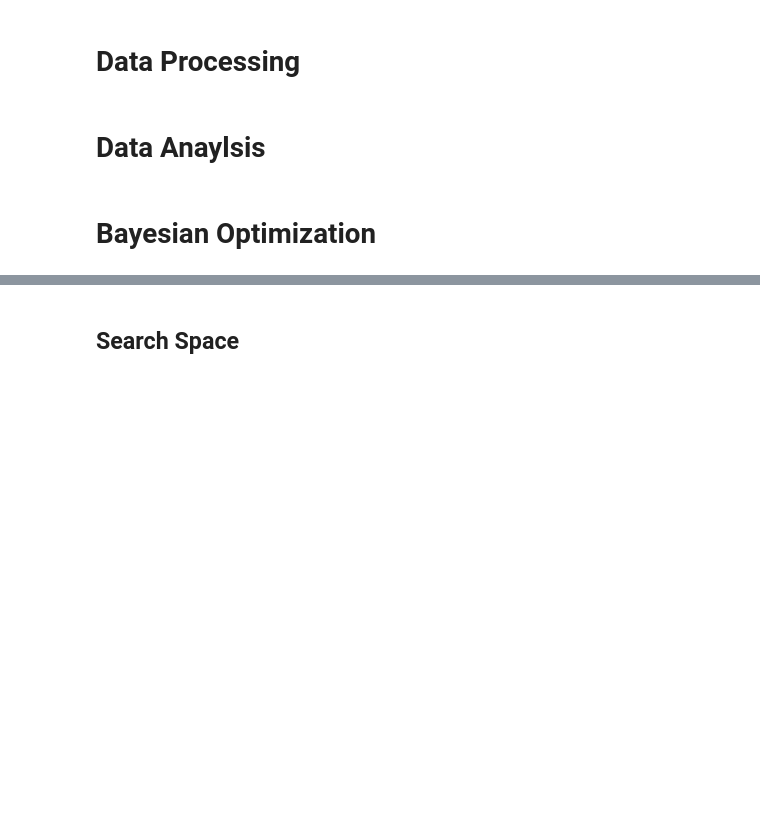
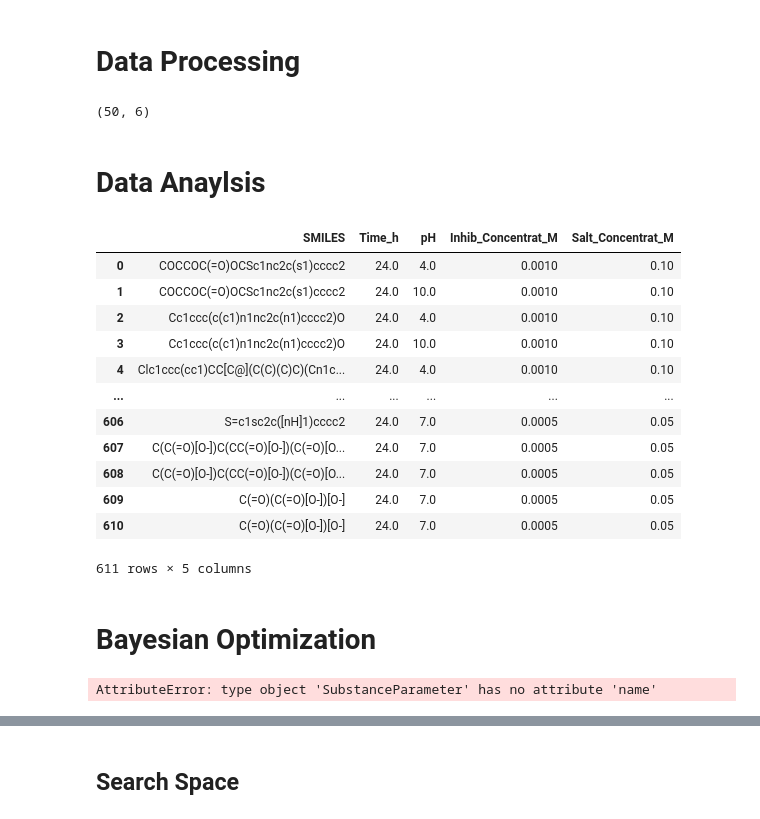
Before and after one commit to AC-BO-Hackathon/project-surface-science-syndicate, a Jupyter notebook: src/tim_baybe-inhibitor.ipynb, the cells around one changed output, grey strips where cells are left out. Drawn from its saved outputs; the diff is of its cells as text; code cells hidden in the pictures; blank space fills up the shorter version.

```diff
--- a/src/tim_baybe-inhibitor.ipynb
+++ b/src/tim_baybe-inhibitor.ipynb
@@ -48,4 +52,69 @@ array(['COCCOC(=O)OCSc1nc2c(s1)cccc2', 'Cc1ccc(c(c1)n1nc2c(n1)cccc2)O',
+# %%
+random_subsample(df_AA2024, 50).shape
+# %% [output]
+(50, 6)
 # %% [markdown]
 # Data Anaylsis
+# %%
+df_AA2024[["SMILES", "Time_h", "pH", "Inhib_Concentrat_M", "Salt_Concentrat_M"]]
+# %% [output]
+|  | SMILES | Time_h | pH | Inhib_Concentrat_M | Salt_Concentrat_M |
+| 0 | COCCOC(=O)OCSc1nc2c(s1)cccc2 | 24.0 | 4.0 | 0.0010 | 0.10 |
+| 1 | COCCOC(=O)OCSc1nc2c(s1)cccc2 | 24.0 | 10.0 | 0.0010 | 0.10 |
+| 2 | Cc1ccc(c(c1)n1nc2c(n1)cccc2)O | 24.0 | 4.0 | 0.0010 | 0.10 |
+| 3 | Cc1ccc(c(c1)n1nc2c(n1)cccc2)O | 24.0 | 10.0 | 0.0010 | 0.10 |
+| 4 | Clc1ccc(cc1)CC[C@](C(C)(C)C)(Cn1c... | 24.0 | 4.0 | 0.0010 | 0.10 |
+| ... | ... | ... | ... | ... | ... |
+| 606 | S=c1sc2c([nH]1)cccc2 | 24.0 | 7.0 | 0.0005 | 0.05 |
+| 607 | C(C(=O)[O-])C(CC(=O)[O-])(C(=O)[O... | 24.0 | 7.0 | 0.0005 | 0.05 |
+| 608 | C(C(=O)[O-])C(CC(=O)[O-])(C(=O)[O... | 24.0 | 7.0 | 0.0005 | 0.05 |
+| 609 | C(=O)(C(=O)[O-])[O-] | 24.0 | 7.0 | 0.0005 | 0.05 |
+| 610 | C(=O)(C(=O)[O-])[O-] | 24.0 | 7.0 | 0.0005 | 0.05 |
+611 rows × 5 columns
 # %% [markdown]
 # Bayesian Optimization
+# %%
+from baybe import Campaign
+
+from baybe.targets import NumericalTarget
+from baybe.objective import Objective
+from baybe.searchspace import SubspaceDiscrete
+from baybe.parameters import NumericalDiscreteParameter
+from baybe.parameters import SubstanceParameter
+
+
+def list_to_dict(input_list):
+    return {item: item for item in input_list}
+
+smiles_dict =list_to_dict(unique_smiles)
+
+
+target = NumericalTarget(name="Efficiency", mode="MAX", bounds=(efficiency_min, efficiency_max), transformation="LINEAR")
+objective = Objective(mode="SINGLE", targets=[target])
+
+
+
+
+
+parameters = [
+    SubstanceParameter(
+    name="Solvent",
+    data=smiles_dict,
+    encoding="MORGAN_FP",  # optional
+    decorrelate=0.7,  # optional
+),
+    # NumericalDiscreteParameter(name="time", values=unique_times),
+    # NumericalDiscreteParameter(name="pH", values=unique_pH),
+    # NumericalDiscreteParameter(name="inhib_conc", values=unique_inhib_conc),
+    # NumericalDiscreteParameter(name="salt_conc", values=unique_salt_conc),
+]
+# searchspace = SubspaceDiscrete.from_product(parameters=parameters)
+searchspace = SubspaceDiscrete.from_dataframe(df_AA2024[["SMILES", "Time_h", "pH", "Inhib_Concentrat_M", "Salt_Concentrat_M"]])
+
+campaign = Campaign(
+    searchspace=searchspace,  # Required
+    objective=objective,  # Required
+    # recommender=recommender,  # Optional
+)
+# %% [output]
+AttributeError: type object 'SubstanceParameter' has no attribute 'name'
```
Also changed, not shown: parts of 6 cells of this notebook.
